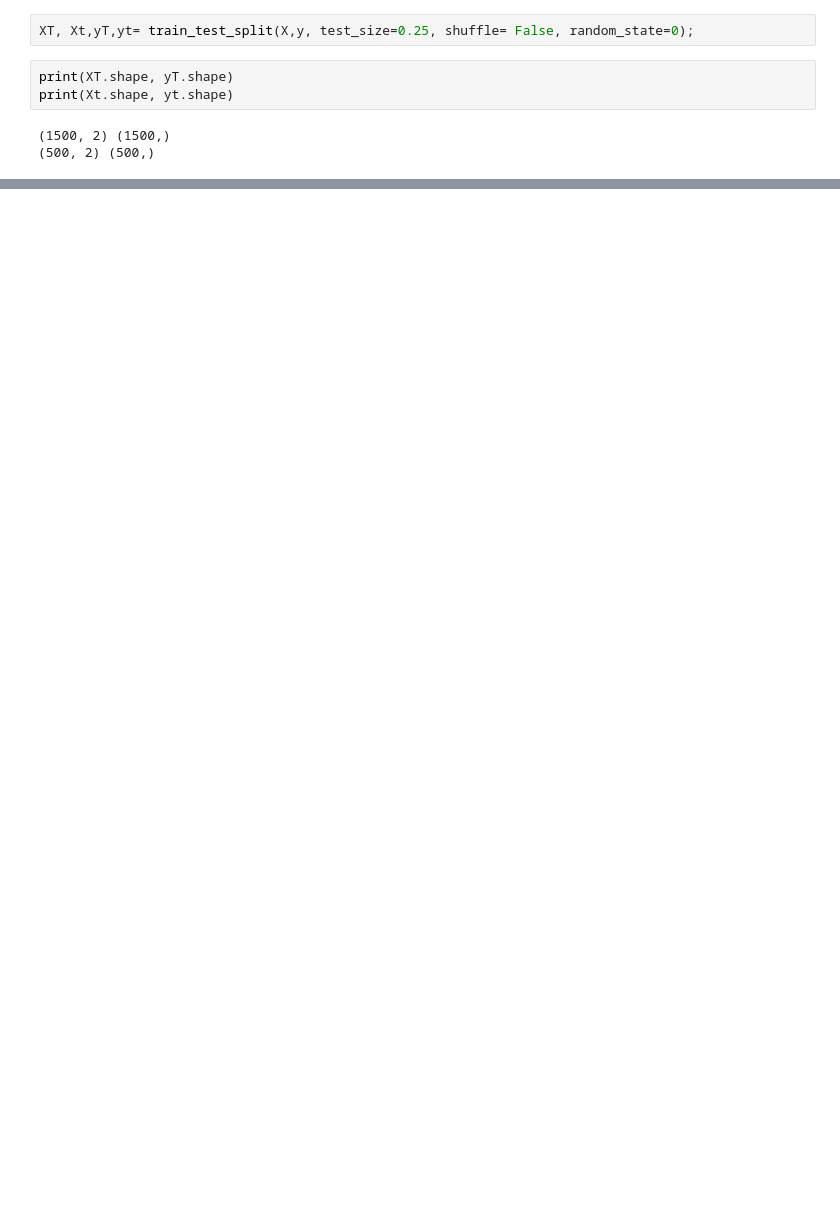
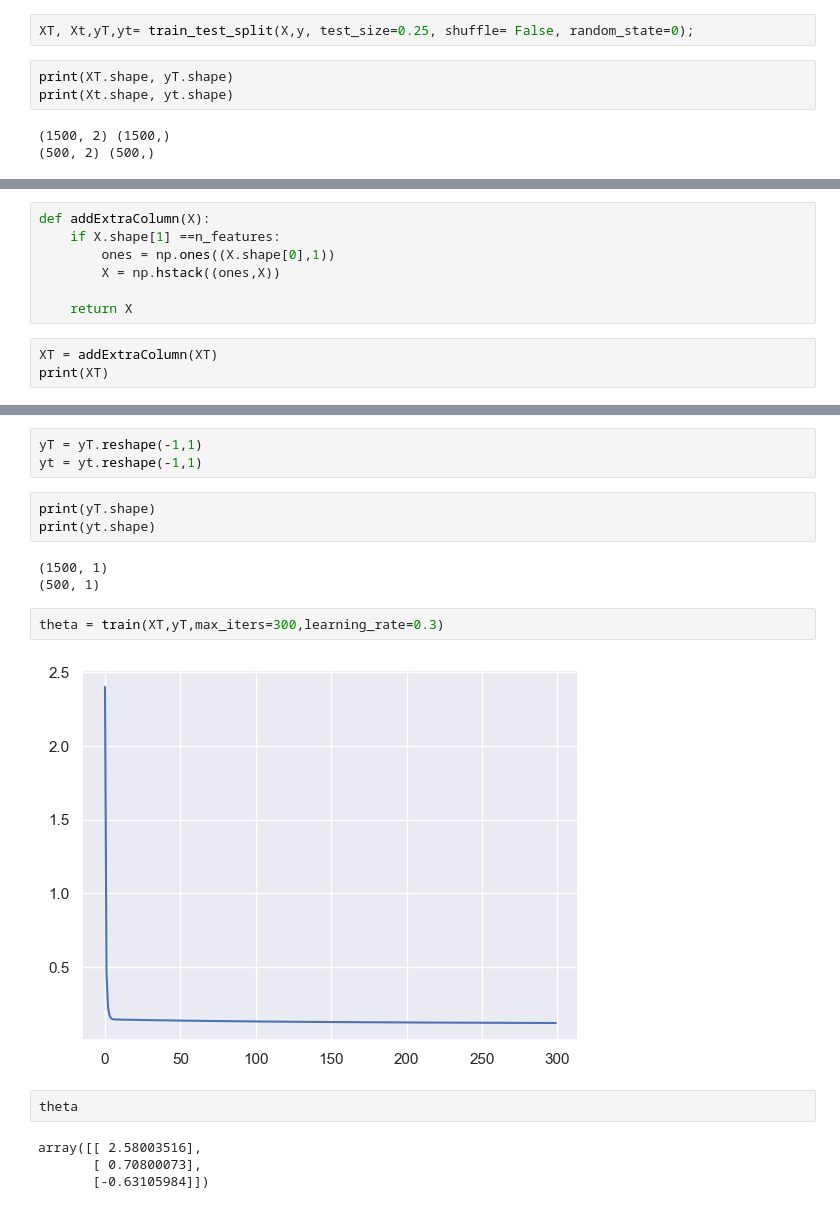
Before and after one commit to Minilio-Alexandre-Manjate/Machine-Learning-essentials, a Jupyter notebook: Logistic_Regression.ipynb, the cells around one changed output, grey strips where cells are left out. Saved outputs shown, nothing was run; the diff lists cells and outputs as text; blank space fills up the shorter version.

```diff
--- a/Logistic_Regression.ipynb
+++ b/Logistic_Regression.ipynb
@@ -75,0 +111,10 @@ def train(X,y, max_iters=100, learn_rate=0.1):
+# %%
+def addExtraColumn(X):
+    if X.shape[1] ==n_features:
+        ones = np.ones((X.shape[0],1))
+        X = np.hstack((ones,X))
+
+    return X
+# %%
+XT = addExtraColumn(XT)
+print(XT)
@@ -75,0 +140,19 @@ def train(X,y, max_iters=100, learn_rate=0.1):
+# %%
+yT = yT.reshape(-1,1)
+yt = yt.reshape(-1,1)
+# %%
+print(yT.shape)
+print(yt.shape)
+# %% [output]
+(1500, 1)
+(500, 1)
+# %%
+theta = train(XT,yT,max_iters=300,learning_rate=0.3)
+# %% [output]
+[figure, added]
+# %%
+theta
+# %% [output]
+array([[ 2.58003516],
+       [ 0.70800073],
+       [-0.63105984]])
```
Also changed, not shown: parts of 14 cells of this notebook.
